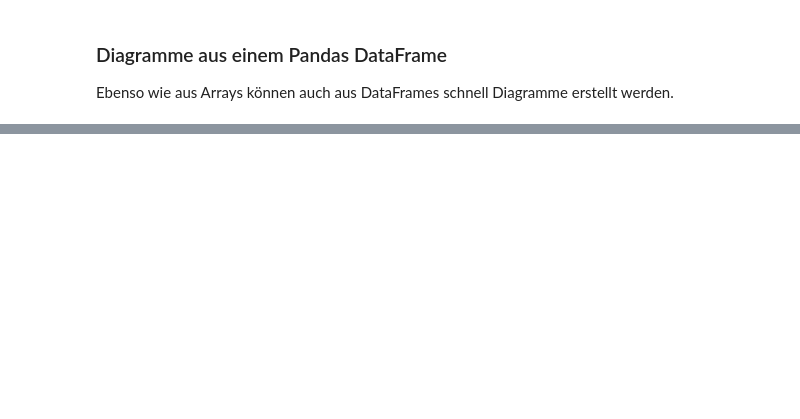
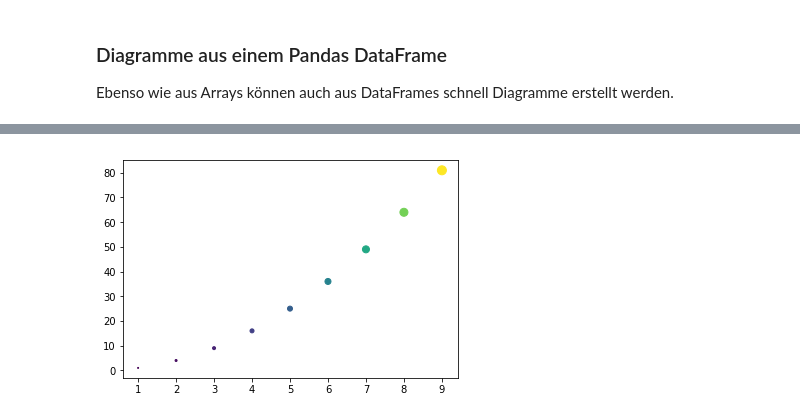
Before and after one commit to padmalcom/datutorial, a Jupyter notebook: 2 Datenvisualisierung.ipynb, the cells around one changed output, grey strips where cells are left out. Drawn from its saved outputs; the diff is of its cells as text; code cells hidden in the pictures; blank space fills up the shorter version.

```diff
--- a/2 Datenvisualisierung.ipynb
+++ b/2 Datenvisualisierung.ipynb
@@ -61,0 +87,6 @@ plt.show()
+# %%
+# Ein Scappter-Plot mit den Parametern s(size) und c(color)
+plt.scatter(x,y,s=y, c=y)
+plt.show()
+# %% [output]
+[figure, added]
```
Also changed, not shown: parts of 13 cells of this notebook, 28 other files.
